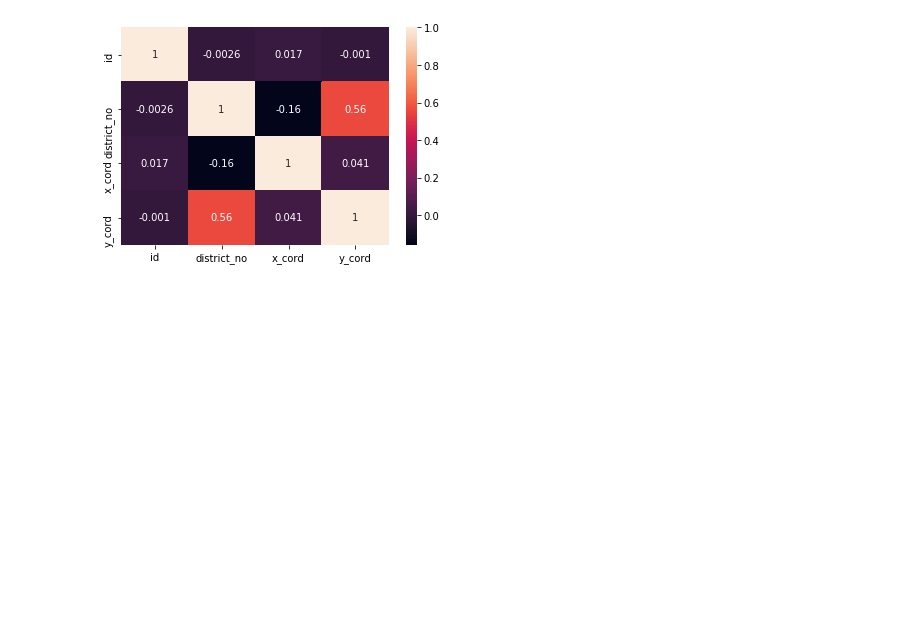
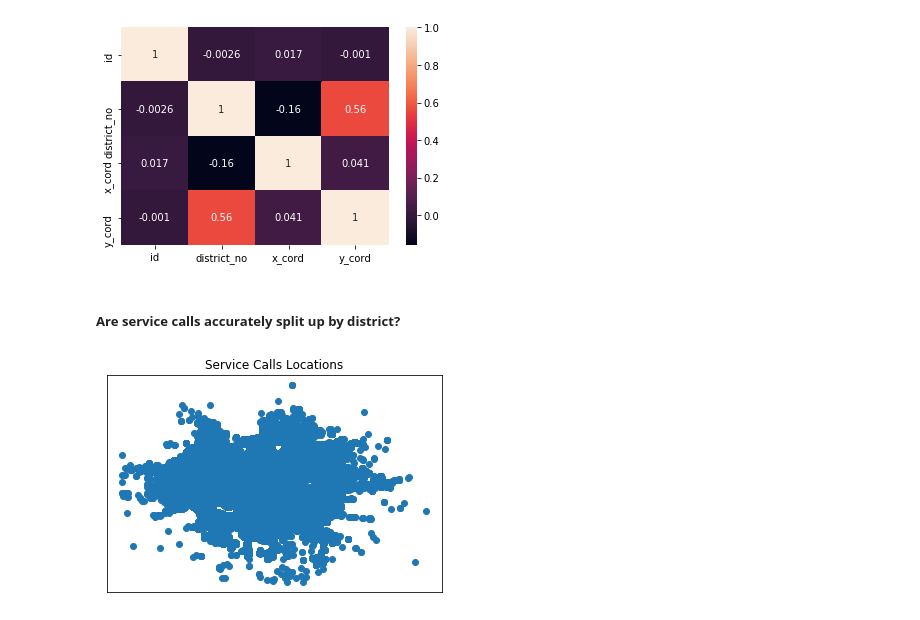
Before and after one commit to misty-garcia/sa_311, a Jupyter notebook: the_pipeline.ipynb, the cells around one changed output. Drawn from its saved outputs; the diff is of its cells as text; code cells hidden in the pictures; blank space fills up the shorter version.

Commit message:
visualizing districts

```diff
--- a/the_pipeline.ipynb
+++ b/the_pipeline.ipynb
@@ -683,3 +684,13 @@ sns.heatmap(df.corr(), annot=True)
 plt.show()
 # %% [output]
 [figure]
+# %% [markdown]
+##### Are service calls accurately split up by district?
+# %%
+plt.scatter(x=df.x_cord, y=df.y_cord)
+plt.title("Service Calls Locations")
+plt.xticks([])
+plt.yticks([])
+plt.show()
+# %% [output]
+[figure, added]
```
Also changed, not shown: parts of 19 cells of this notebook.
